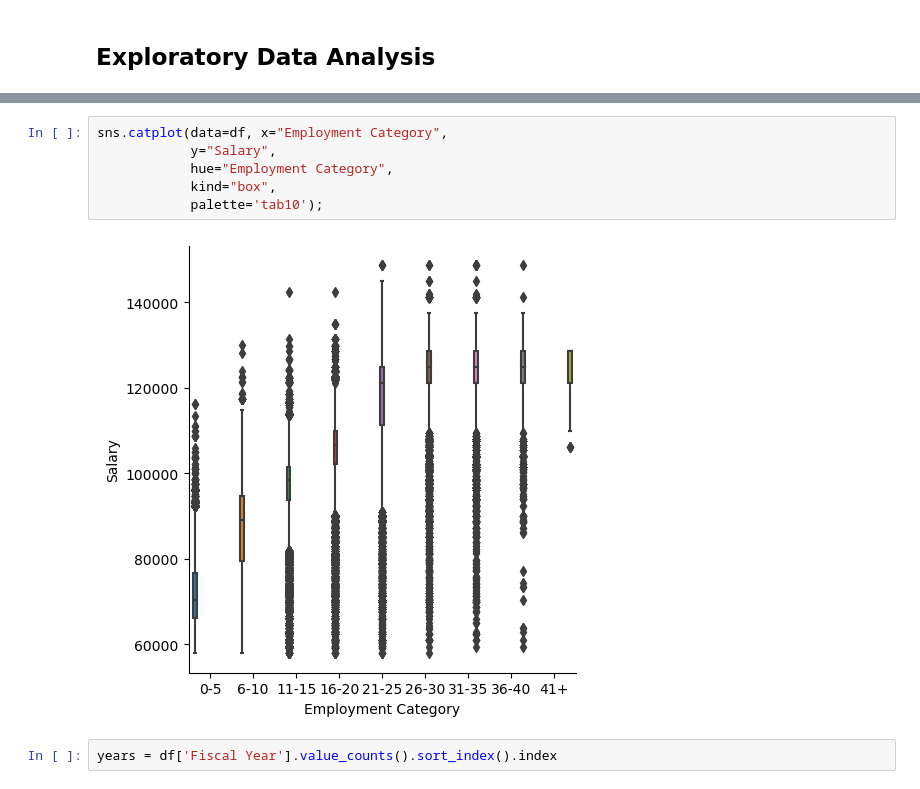
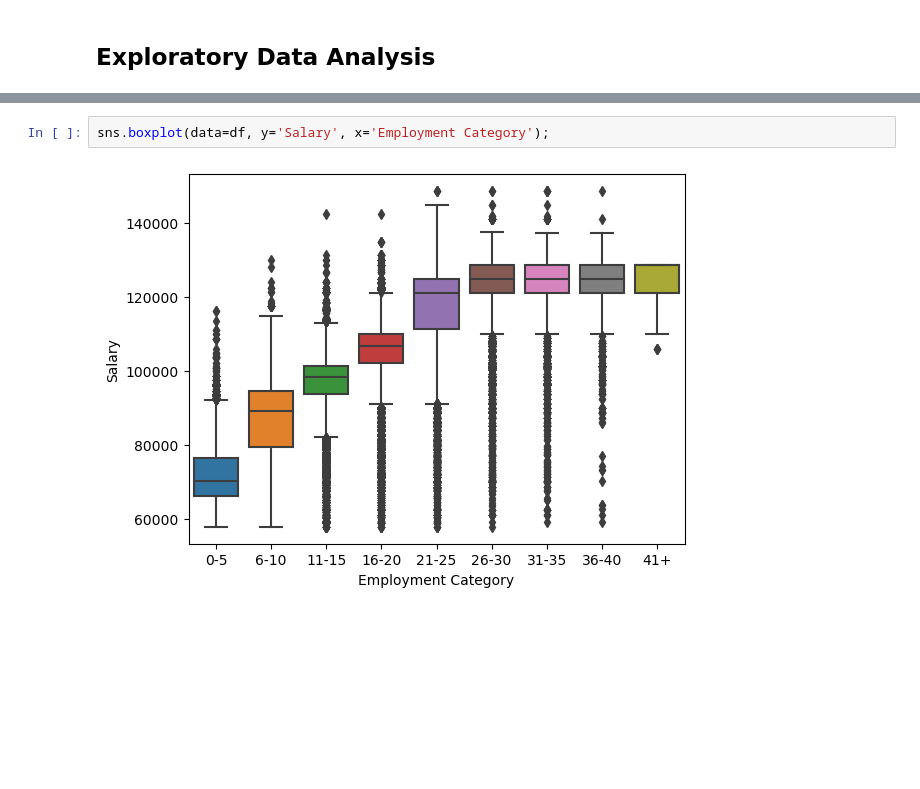
Before and after one commit to Anias-clo/Teacher_Payroll_Analysis, a Jupyter notebook: poc.ipynb, the cells around one changed output, grey strips where cells are left out. Drawn from its saved outputs; the diff is of its cells as text; blank space fills up the shorter version.

```diff
--- a/poc.ipynb
+++ b/poc.ipynb
@@ -96,10 +100,4 @@ categorical_cols = df.select_dtypes(exclude='number').columns.to_list()
 # %%
-sns.catplot(data=df, x="Employment Category",
-            y="Salary",
-            hue="Employment Category",
-            kind="box",
-            palette='tab10');
+sns.boxplot(data=df, y='Salary', x='Employment Category');
 # %% [output]
-[figure, old version]
+[figure, new version]
-# %%
-years = df['Fiscal Year'].value_counts().sort_index().index
```
Also changed, not shown: parts of 13 cells of this notebook, 3 other files.
